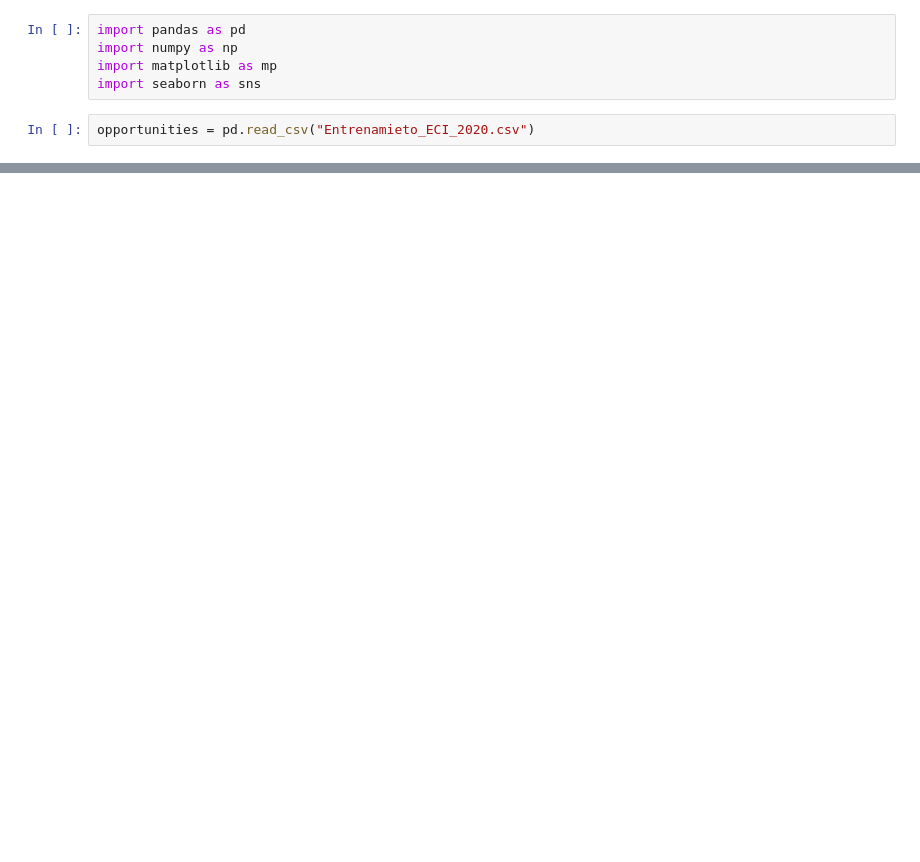
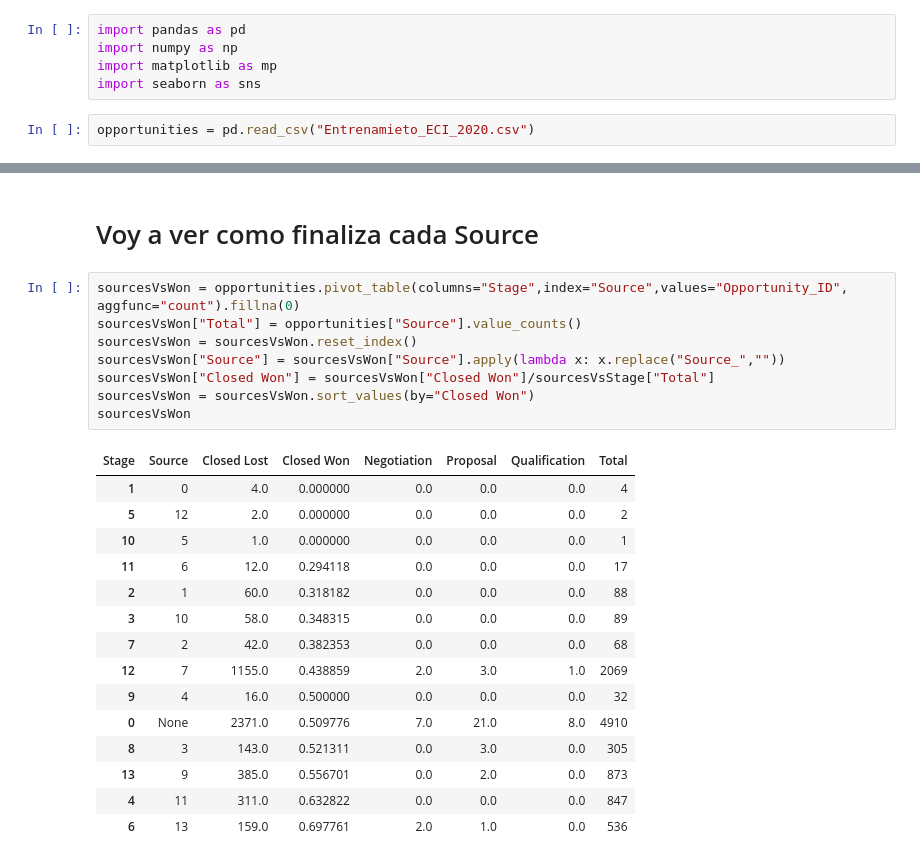
Before and after one commit to RiedelNicolas/75.06-2C2020-TP1, a Jupyter notebook: Source Analysis.ipynb, the cells around one changed output, grey strips where cells are left out. Cells and saved outputs as stored; diff of their text form; blank space fills up the shorter version.

```diff
--- a/Source Analysis.ipynb
+++ b/Source Analysis.ipynb
@@ -34,0 +40,26 @@ sources.plot(kind="bar")
+# %% [markdown]
+# Voy a ver como finaliza cada Source
+# %%
+sourcesVsWon = opportunities.pivot_table(columns="Stage",index="Source",values="Opportunity_ID", aggfunc="count").fillna(0)
+sourcesVsWon["Total"] = opportunities["Source"].value_counts()
+sourcesVsWon = sourcesVsWon.reset_index()
+sourcesVsWon["Source"] = sourcesVsWon["Source"].apply(lambda x: x.replace("Source_",""))
+sourcesVsWon["Closed Won"] = sourcesVsWon["Closed Won"]/sourcesVsStage["Total"]
+sourcesVsWon = sourcesVsWon.sort_values(by="Closed Won")
+sourcesVsWon
+# %% [output]
+| Stage | Source | Closed Lost | Closed Won | Negotiation | Proposal | Qualification | Total |
+| 1 | 0 | 4.0 | 0.000000 | 0.0 | 0.0 | 0.0 | 4 |
+| 5 | 12 | 2.0 | 0.000000 | 0.0 | 0.0 | 0.0 | 2 |
+| 10 | 5 | 1.0 | 0.000000 | 0.0 | 0.0 | 0.0 | 1 |
+| 11 | 6 | 12.0 | 0.294118 | 0.0 | 0.0 | 0.0 | 17 |
+| 2 | 1 | 60.0 | 0.318182 | 0.0 | 0.0 | 0.0 | 88 |
+| 3 | 10 | 58.0 | 0.348315 | 0.0 | 0.0 | 0.0 | 89 |
+| 7 | 2 | 42.0 | 0.382353 | 0.0 | 0.0 | 0.0 | 68 |
+| 12 | 7 | 1155.0 | 0.438859 | 2.0 | 3.0 | 1.0 | 2069 |
+| 9 | 4 | 16.0 | 0.500000 | 0.0 | 0.0 | 0.0 | 32 |
+| 0 | None | 2371.0 | 0.509776 | 7.0 | 21.0 | 8.0 | 4910 |
+| 8 | 3 | 143.0 | 0.521311 | 0.0 | 3.0 | 0.0 | 305 |
+| 13 | 9 | 385.0 | 0.556701 | 0.0 | 2.0 | 0.0 | 873 |
+| 4 | 11 | 311.0 | 0.632822 | 0.0 | 0.0 | 0.0 | 847 |
+| 6 | 13 | 159.0 | 0.697761 | 2.0 | 1.0 | 0.0 | 536 |
```
Also changed, not shown: parts of 15 cells of this notebook.
